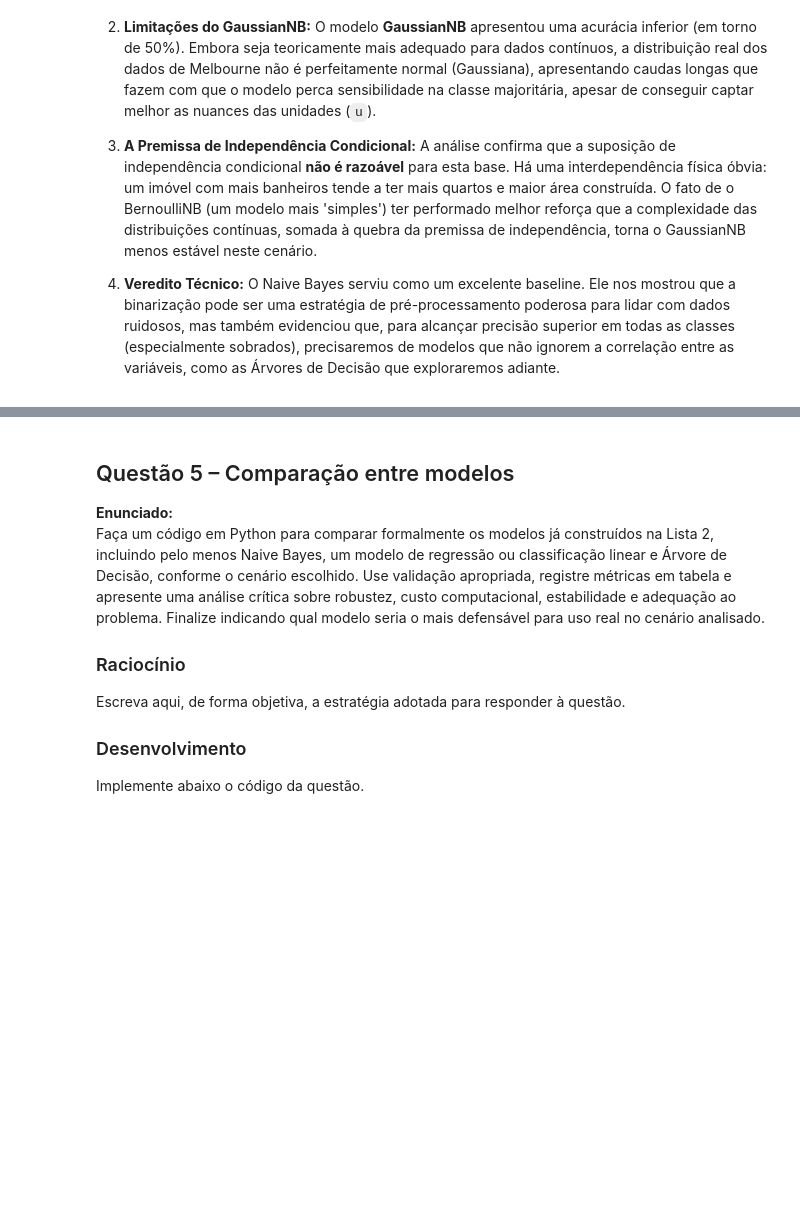
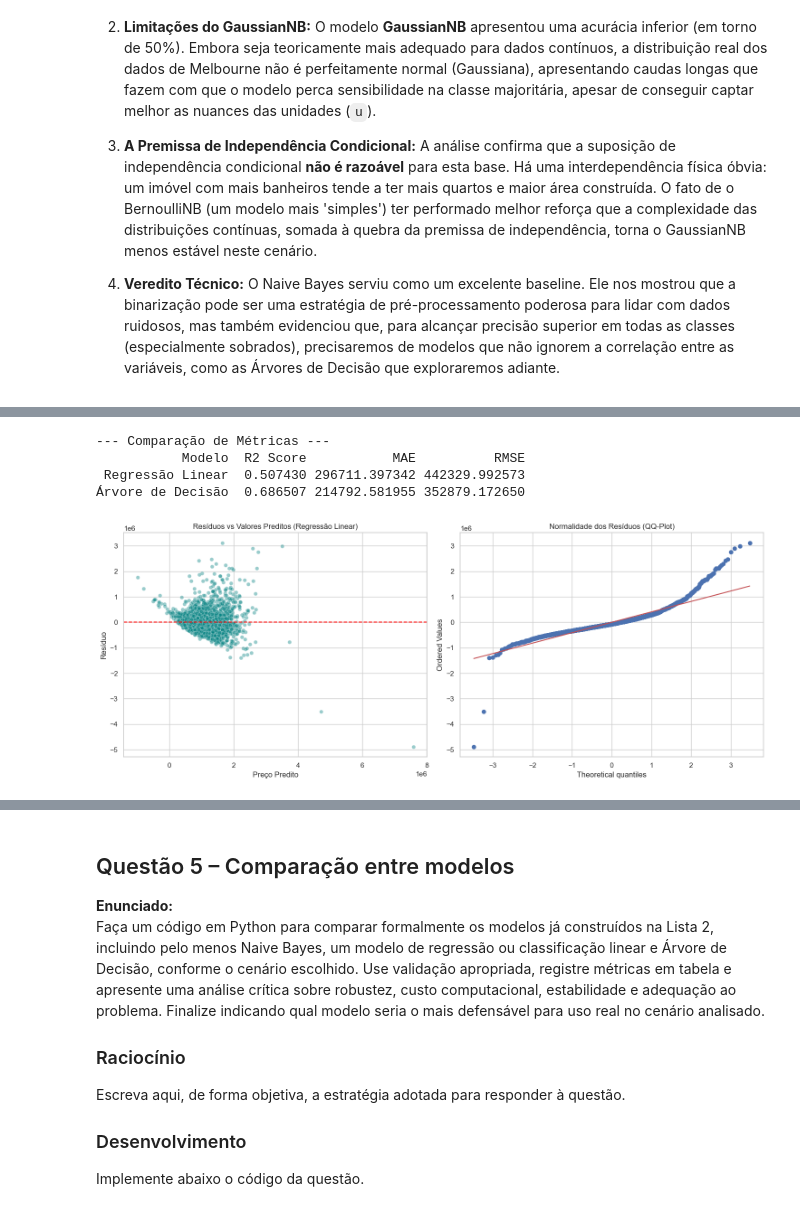
Before and after one commit to Kcodesufal/data-science-2026, a Jupyter notebook: lista 2/Lista_2_Kauê_respondida.ipynb, the cells around one changed output, grey strips where cells are left out. Cells and saved outputs as stored; diff of their text form; code cells hidden in the pictures; blank space fills up the shorter version.

```diff
--- a/lista 2/Lista_2_Kauê_respondida.ipynb
+++ b/lista 2/Lista_2_Kauê_respondida.ipynb
@@ -281,4 +283,71 @@ Implemente abaixo o código da questão.
 # %%
-# Código da Questão 3
+# 1. Importações adicionais e Preparação dos Dados
+import scipy.stats as stats
+
+features = ['Rooms', 'Distance', 'Bathroom', 'Car', 'Landsize', 'BuildingArea', 'YearBuilt', 'Lattitude', 'Longtitude']
+X = df[features]
+y = df['Price']
+
+# Divisão Treino/Teste
+X_train, X_test, y_train, y_test = train_test_split(X, y, test_size=0.2, random_state=42)
+
+# 2. Pipeline de Pré-processamento
+preprocessor = Pipeline([
+    ('imputer', SimpleImputer(strategy='median')),
+    ('scaler', StandardScaler())
+])
+
+X_train_scaled = preprocessor.fit_transform(X_train)
+X_test_scaled = preprocessor.transform(X_test)
+
+# 3. Treinamento e Comparação de Pelo Menos DOIS Modelos
+models = {
+    'Regressão Linear': LinearRegression(),
+    'Árvore de Decisão': DecisionTreeRegressor(max_depth=10, random_state=42)
+}
+
+res_metrics = []
+preds = {}
+
+for name, model in models.items():
+    model.fit(X_train_scaled, y_train)
+    y_pred = model.predict(X_test_scaled)
+    preds[name] = y_pred
+
+    res_metrics.append({
+        'Modelo': name,
+        'R2 Score': r2_score(y_test, y_pred),
+        'MAE': mean_absolute_error(y_test, y_pred),
+        'RMSE': np.sqrt(mean_squared_error(y_test, y_pred))
+    })
+
+print("\n--- Comparação de Métricas ---")
+print(pd.DataFrame(res_metrics).to_string(index=False))
+
+# 4. Análise de Resíduos (Diagnóstico do comportamento Linear)
+y_pred_linear = preds['Regressão Linear']
+residuals = y_test - y_pred_linear
+
+fig, ax = plt.subplots(1, 2, figsize=(15, 6))
+
+# Gráfico 1: Resíduos vs Preditos (Checagem de Heterocedasticidade e Não-Linearidade)
+sns.scatterplot(x=y_pred_linear, y=residuals, alpha=0.4, ax=ax[0], color='teal')
+ax[0].axhline(0, color='red', linestyle='--')
+ax[0].set_title('Resíduos vs Valores Preditos (Regressão Linear)')
+ax[0].set_xlabel('Preço Predito')
+ax[0].set_ylabel('Resíduo')
+
+# Gráfico 2: QQ-Plot (Checagem de Outliers e Normalidade)
+stats.probplot(residuals, dist="norm", plot=ax[1])
+ax[1].set_title('Normalidade dos Resíduos (QQ-Plot)')
+
+plt.tight_layout()
+plt.show()
+# %% [output]
+--- Comparação de Métricas ---
+           Modelo  R2 Score           MAE          RMSE
+ Regressão Linear  0.507430 296711.397342 442329.992573
+Árvore de Decisão  0.686507 214792.581955 352879.172650
+[figure, added]
 # %% [markdown]
 ### Conclusão da Questão 3
```
Also changed, not shown: parts of 6 cells of this notebook.
